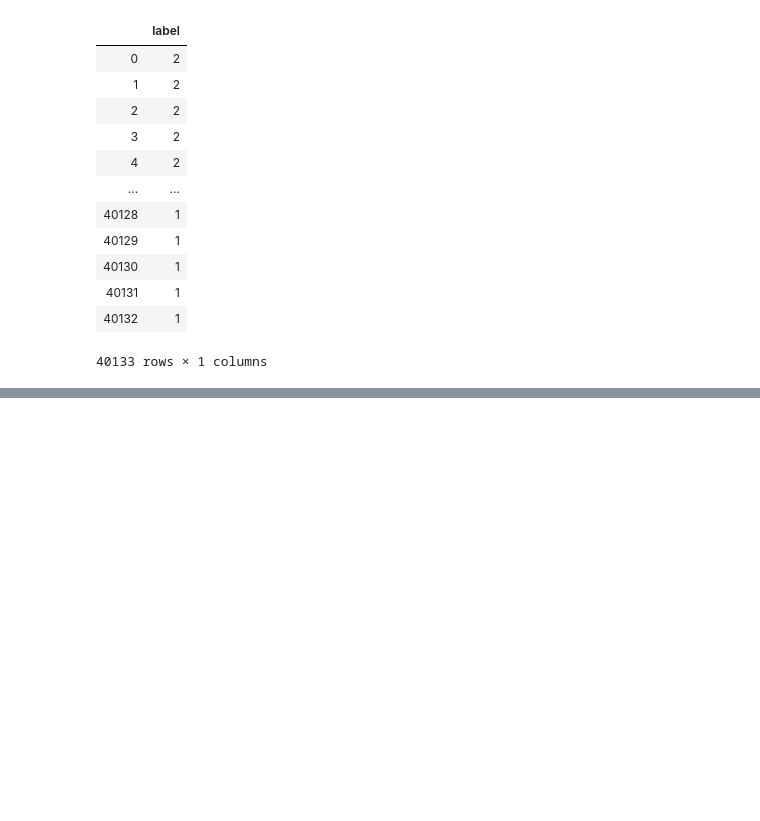
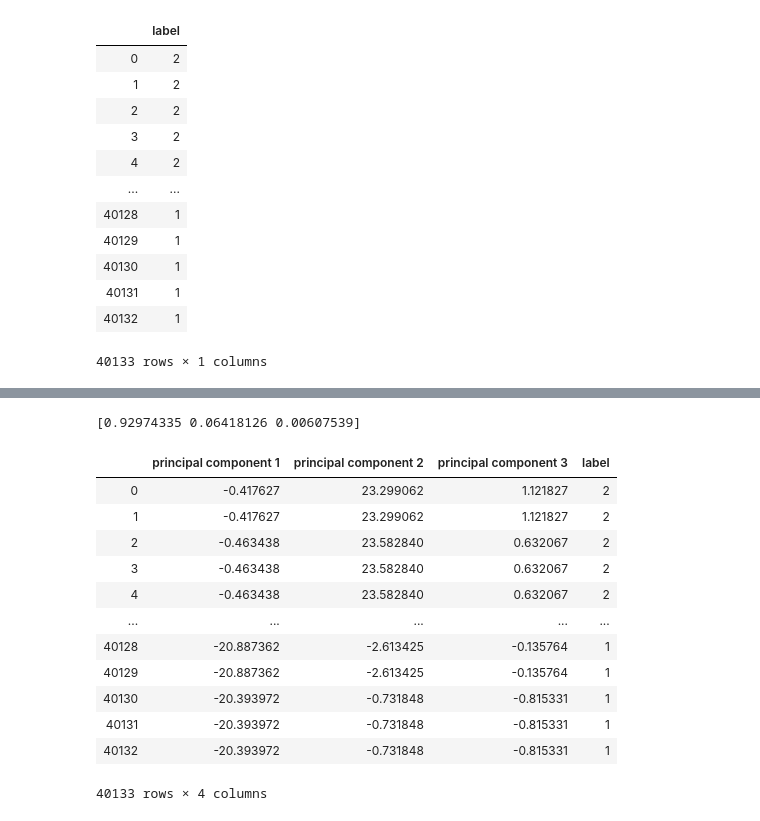
Before and after one commit to ddhruvgupta/MaliciousApp, a Jupyter notebook: Random Forrest Classifier.ipynb, the cells around one changed output, grey strips where cells are left out. Saved outputs shown, nothing was run; the diff lists cells and outputs as text; code cells hidden in the pictures; blank space fills up the shorter version.

```diff
--- a/Random Forrest Classifier.ipynb
+++ b/Random Forrest Classifier.ipynb
@@ -123,0 +102,15 @@ Model score for no of trees 19  is :  1.0
+# %%
+features = [ "magneto_x", "magneto_y", "magneto_z"]
+X = df[features]
+y = df[target]
+
+X_train, X_test, y_train, y_test = train_test_split(X,y,test_size=0.3)
+
+
+temp_train = y_train.values.reshape(-1,)
+temp_test = y_test.values.reshape(-1,)
+
+for i in range(1,20):
+    model = RandomForestClassifier(n_estimators=i)
+    model.fit(X_train, temp_train)
+    print("Model score for no of trees",i," is : ",model.score(X_test, temp_test))
@@ -123,0 +184,22 @@ Model score for no of trees 19  is :  1.0
+# %%
+variance = pca.explained_variance_ratio_ #calculate variance ratios
+print(variance)
+# %% [output]
+[0.92974335 0.06418126 0.00607539]
+# %%
+finalDf = pd.concat([principalDf, df[['label']]], axis = 1)
+finalDf
+# %% [output]
+|  | principal component 1 | principal component 2 | principal component 3 | label |
+| 0 | -0.417627 | 23.299062 | 1.121827 | 2 |
+| 1 | -0.417627 | 23.299062 | 1.121827 | 2 |
+| 2 | -0.463438 | 23.582840 | 0.632067 | 2 |
+| 3 | -0.463438 | 23.582840 | 0.632067 | 2 |
+| 4 | -0.463438 | 23.582840 | 0.632067 | 2 |
+| ... | ... | ... | ... | ... |
+| 40128 | -20.887362 | -2.613425 | -0.135764 | 1 |
+| 40129 | -20.887362 | -2.613425 | -0.135764 | 1 |
+| 40130 | -20.393972 | -0.731848 | -0.815331 | 1 |
+| 40131 | -20.393972 | -0.731848 | -0.815331 | 1 |
+| 40132 | -20.393972 | -0.731848 | -0.815331 | 1 |
+40133 rows × 4 columns
```
Also changed, not shown: parts of 11 cells of this notebook.
